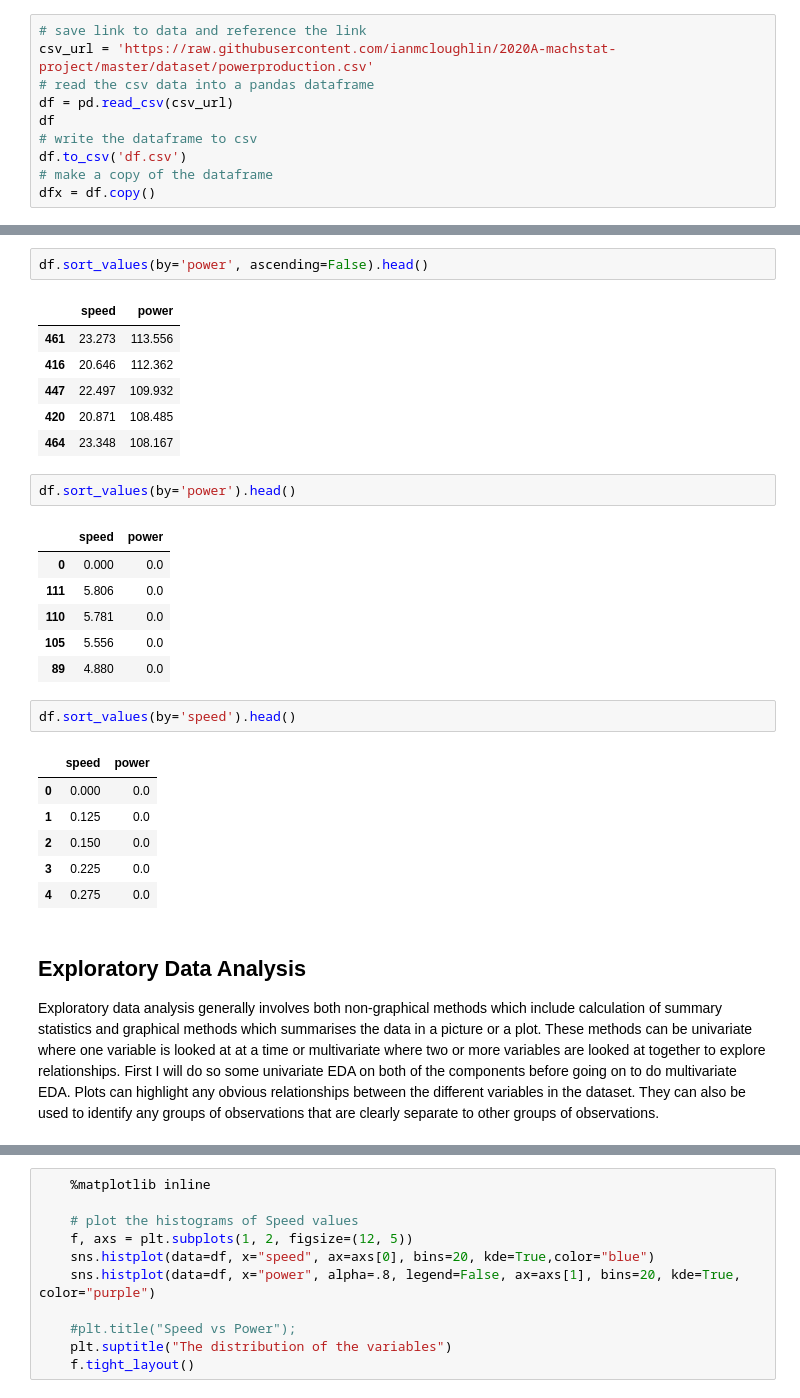
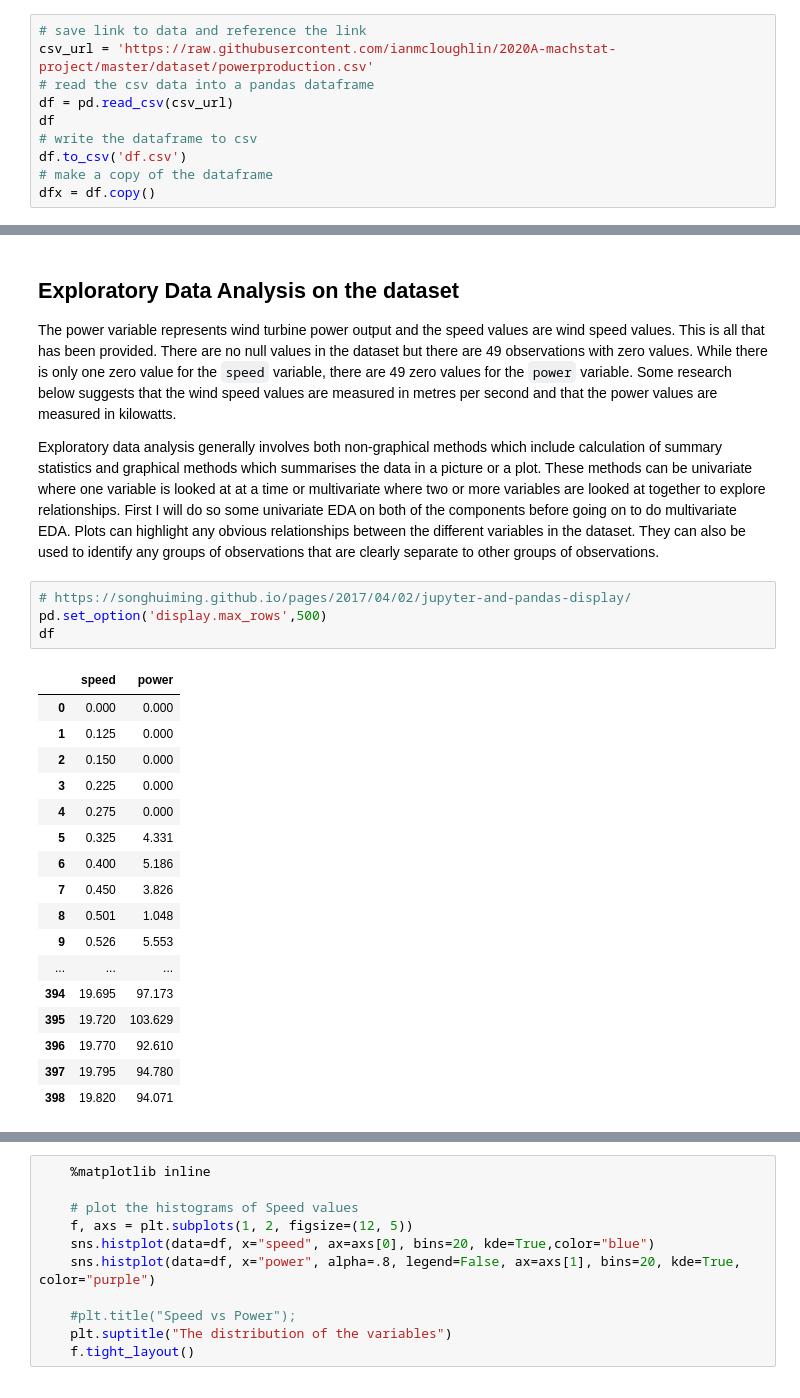
Before and after one commit to angela1C/MLASProject, a Jupyter notebook: wind_project.ipynb, the cells around one changed output, grey strips where cells are left out. Cells and saved outputs as stored; diff of their text form.

```diff
--- a/wind_project.ipynb
+++ b/wind_project.ipynb
@@ -146,32 +80,30 @@ df.sort_values(by='speed', ascending=False).head()
-# %%
-df.sort_values(by='power', ascending=False).head()
-# %% [output]
-|  | speed | power |
-| 461 | 23.273 | 113.556 |
-| 416 | 20.646 | 112.362 |
-| 447 | 22.497 | 109.932 |
-| 420 | 20.871 | 108.485 |
-| 464 | 23.348 | 108.167 |
-# %%
-df.sort_values(by='power').head()
-# %% [output]
-|  | speed | power |
-| 0 | 0.000 | 0.0 |
-| 111 | 5.806 | 0.0 |
-| 110 | 5.781 | 0.0 |
-| 105 | 5.556 | 0.0 |
-| 89 | 4.880 | 0.0 |
-# %%
-df.sort_values(by='speed').head()
-# %% [output]
-|  | speed | power |
-| 0 | 0.000 | 0.0 |
-| 1 | 0.125 | 0.0 |
-| 2 | 0.150 | 0.0 |
-| 3 | 0.225 | 0.0 |
-| 4 | 0.275 | 0.0 |
 # %% [markdown]
-## Exploratory Data Analysis
+## Exploratory Data Analysis on the dataset
+The power variable represents wind turbine power output and the speed values are wind speed values. This is all that has been provided. There are no null values in the dataset but there are 49 observations with zero values.
+While there is only one zero value for the `speed` variable, there are 49 zero values for the `power` variable.
+Some research below suggests that the wind speed values are measured in metres per second and that the power values are measured in kilowatts.
 
 Exploratory data analysis generally involves both non-graphical methods which include calculation of summary statistics and graphical methods which summarises the data in a picture or a plot. These methods can be univariate where one variable is looked at at a time or multivariate where two or more variables are looked at together to explore relationships. First I will do so some univariate EDA on both of the components before going on to do multivariate EDA.
 Plots can highlight any obvious relationships between the different variables in the dataset. They can also be used to identify any groups of observations that are clearly separate to other groups of observations.
+# %%
+# https://songhuiming.github.io/pages/2017/04/02/jupyter-and-pandas-display/
+pd.set_option('display.max_rows',500)
+df
+# %% [output]
+|  | speed | power |
+| 0 | 0.000 | 0.000 |
+| 1 | 0.125 | 0.000 |
+| 2 | 0.150 | 0.000 |
+| 3 | 0.225 | 0.000 |
+| 4 | 0.275 | 0.000 |
+| 5 | 0.325 | 4.331 |
+| 6 | 0.400 | 5.186 |
+| 7 | 0.450 | 3.826 |
+| 8 | 0.501 | 1.048 |
+| 9 | 0.526 | 5.553 |
+| ... | ... | ... |
+| 394 | 19.695 | 97.173 |
+| 395 | 19.720 | 103.629 |
+| 396 | 19.770 | 92.610 |
+| 397 | 19.795 | 94.780 |
+| 398 | 19.820 | 94.071 |
```
Also changed, not shown: parts of 95 cells of this notebook, 5 other files.
